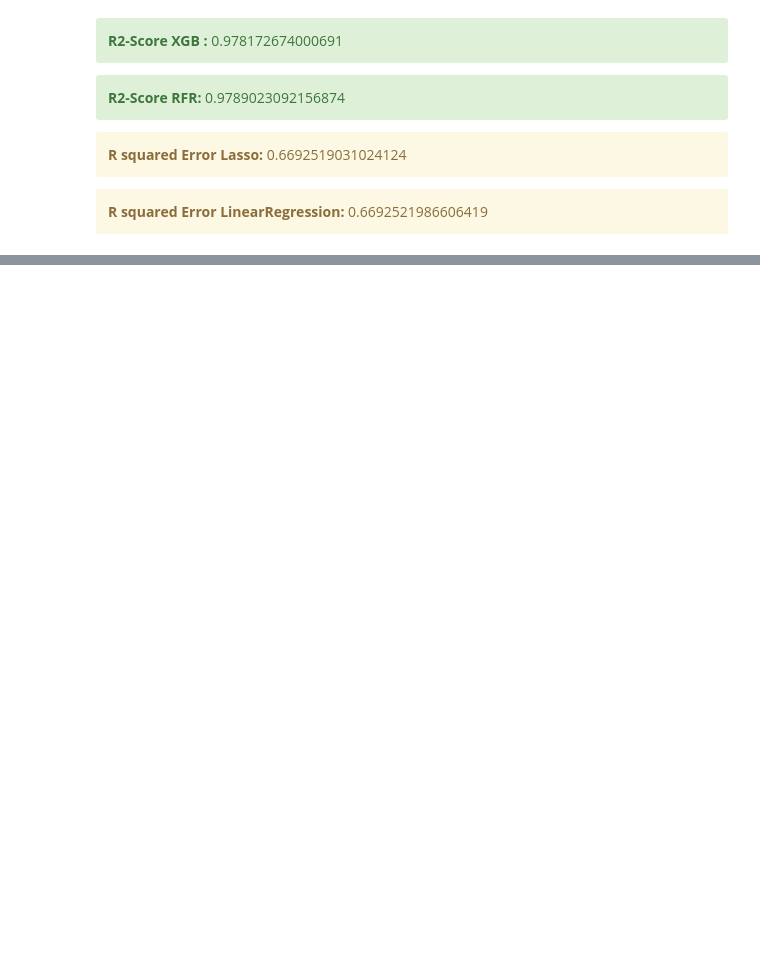
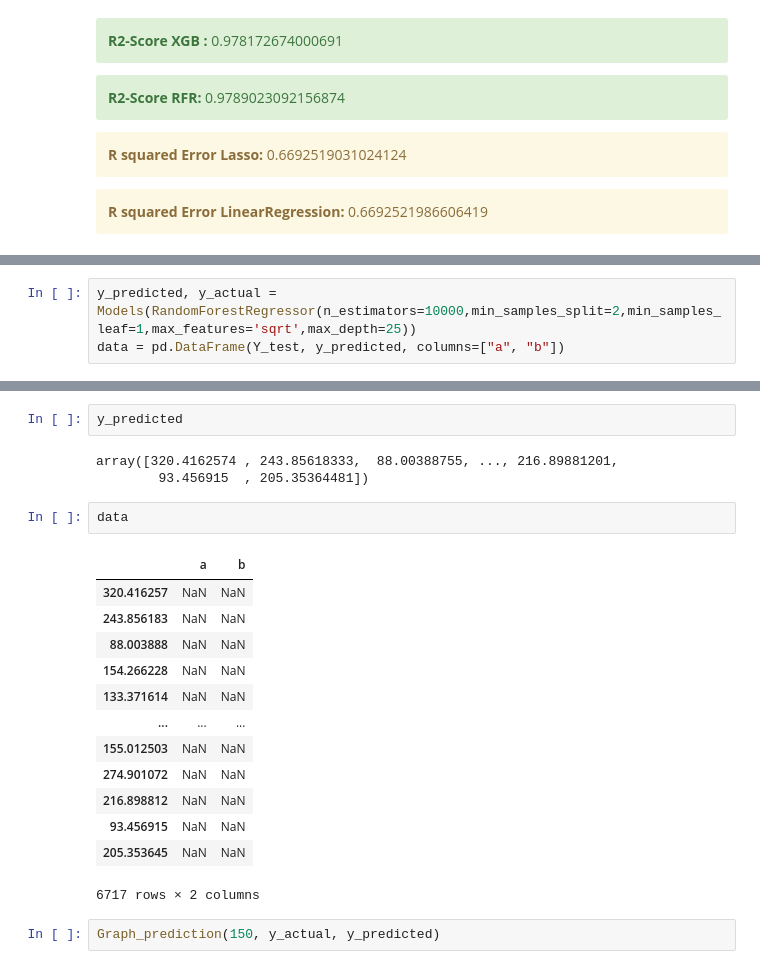
Before and after one commit to forsterboy/DS_final_project, a Jupyter notebook: cars_data_transformation_evaluation.ipynb, the cells around one changed output, grey strips where cells are left out. Saved outputs shown, nothing was run; the diff lists cells and outputs as text; blank space fills up the shorter version.

```diff
--- a/cars_data_transformation_evaluation.ipynb
+++ b/cars_data_transformation_evaluation.ipynb
@@ -375,0 +420,3 @@ Text(0, 0.5, 'Predicted Y')
+# %%
+y_predicted, y_actual = Models(RandomForestRegressor(n_estimators=10000,min_samples_split=2,min_samples_leaf=1,max_features='sqrt',max_depth=25))
+data = pd.DataFrame(Y_test, y_predicted, columns=["a", "b"])
@@ -375,0 +445,23 @@ Text(0, 0.5, 'Predicted Y')
+# %%
+y_predicted
+# %% [output]
+array([320.4162574 , 243.85618333,  88.00388755, ..., 216.89881201,
+        93.456915  , 205.35364481])
+# %%
+data
+# %% [output]
+|  | a | b |
+| 320.416257 | NaN | NaN |
+| 243.856183 | NaN | NaN |
+| 88.003888 | NaN | NaN |
+| 154.266228 | NaN | NaN |
+| 133.371614 | NaN | NaN |
+| ... | ... | ... |
+| 155.012503 | NaN | NaN |
+| 274.901072 | NaN | NaN |
+| 216.898812 | NaN | NaN |
+| 93.456915 | NaN | NaN |
+| 205.353645 | NaN | NaN |
+6717 rows × 2 columns
+# %%
+Graph_prediction(150, y_actual, y_predicted)
```
Also changed, not shown: parts of 29 cells of this notebook, 6 other files.
